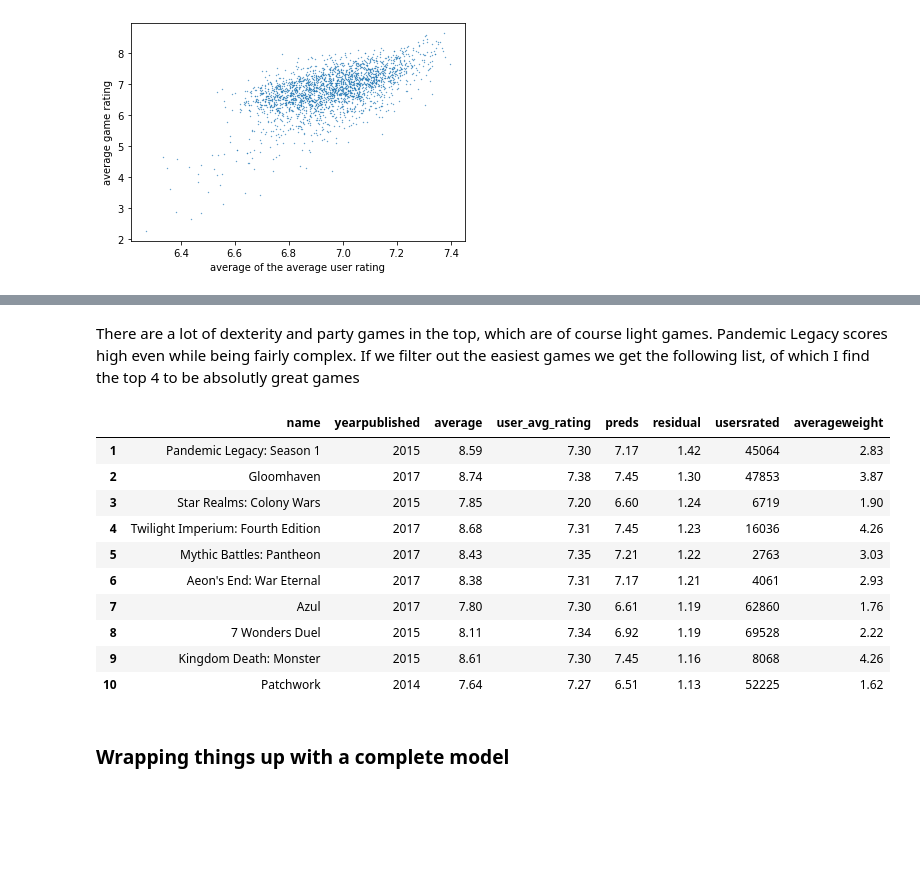
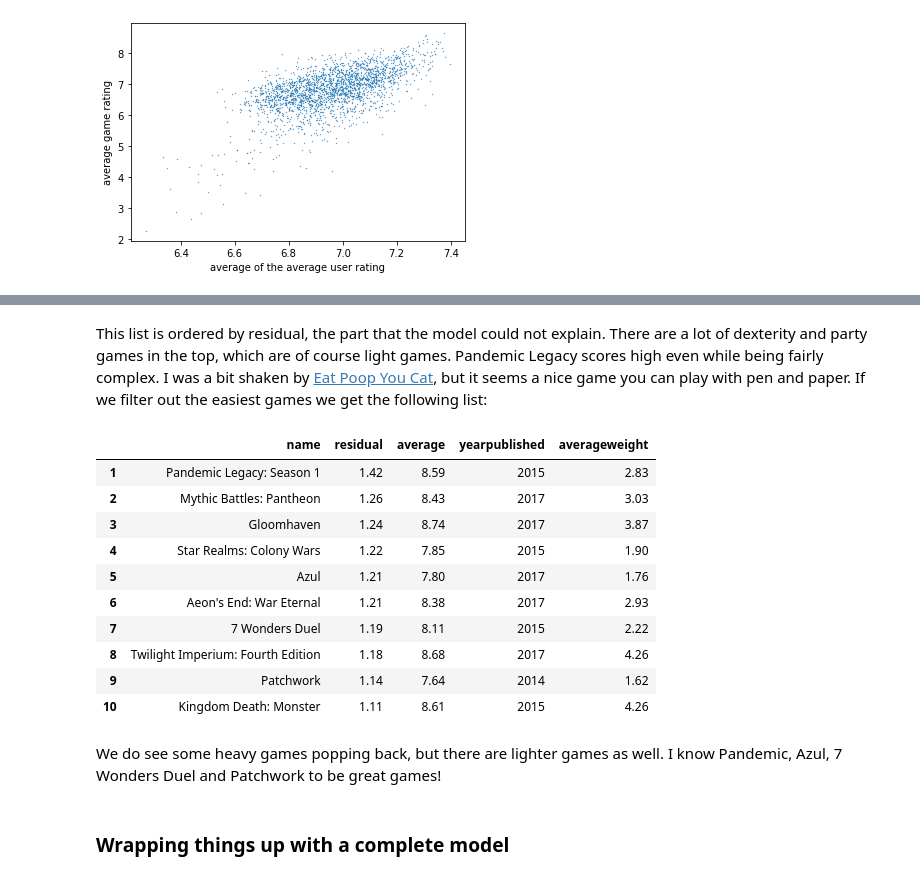
Before and after one commit to jvanelteren/blog_archived, a Jupyter notebook: _notebooks/2022-01-19-boardgames copy.ipynb, the cells around one changed output, grey strips where cells are left out. Saved outputs shown, nothing was run; the diff lists cells and outputs as text; code cells hidden in the pictures; blank space fills up the shorter version.

```diff
--- a/_notebooks/2022-01-19-boardgames.ipynb
+++ b/_notebooks/2022-01-19-boardgames copy.ipynb
@@ -503,8 +505,8 @@ def train(df_preprocessed, y_col, min_data_in_leaf=300):
     x_test, y_test = split(test, y_col)
     print(len(df_preprocessed), len(train), len(test))
     #
-    params = {'num_leaves':6, 'min_data_in_leaf':min_data_in_leaf, 'max_depth':3}
-    model = lgb.LGBMRegressor(objective='regression',random_state=112, **params) #
+    params = {'num_leaves':6, 'min_data_in_leaf':min_data_in_leaf, 'max_depth':3, 'seed':112}
+    model = lgb.LGBMRegressor(objective='regression',**params) #
     model = model.fit(x,y)
     print('train score', model.score(x,y))
     print('test score', model.score(x_test,y_test))
@@ -513,6 +515,6 @@ def train(df_preprocessed, y_col, min_data_in_leaf=300):
     save(data, 'models/data.pickle')
     return model
 
-model = train(df_preprocessed, 'average')
+model = train(df_preprocessed, 'average', 250)
 # %% [output]
 2362 1889 473
@@ -526,5 +528,5 @@ df2 = df_only_experienced.copy()
 df2['preds'] = preds
 df2['residual'] = df2['average'] - df2['preds']
 df2.sort_values('residual', inplace=True, ascending=False)
-df2.set_index(pd.RangeIndex(start=1, stop=len(df2)+1, step=1), inplace=True)
+df2 = reset_index(df2)
 # %% [markdown]
@@ -549,22 +551,23 @@ df_excomplex
 # %% [markdown]
-There are a lot of dexterity and party games in the top, which are of course light games. Pandemic Legacy scores high even while being fairly complex. If we filter out the easiest games we get the following list, of which I find the top 4 to be absolutly great games
+This list is ordered by residual, the part that the model could not explain. There are a lot of dexterity and party games in the top, which are of course light games. Pandemic Legacy scores high even while being fairly complex. I was a bit shaken by [Eat Poop You Cat](https://boardgamegeek.com/boardgame/30618/eat-poop-you-cat), but it seems a nice game you can play with pen and paper. If we filter out the easiest games we get the following list:
 # %%
 # hide_input
 df_morecomplex = df2.loc[(df2['usersrated'] > REVIEW_CUTOFF) & (df2['averageweight'] > 1.5)][['name', 'yearpublished', 'average', 'user_avg_rating', 'preds', 'residual', 'usersrated', 'averageweight']][:10]
-df_morecomplex.set_index(pd.RangeIndex(start=1, stop=len(df_morecomplex)+1, step=1), inplace=True)
-df_morecomplex
+reset_index(df_morecomplex[['name', 'residual', 'average', 'yearpublished', 'averageweight']])
 # %% [output]
-|  | name | yearpublished | average | user_avg_rating | preds | residual | usersrated | averageweight |
-| 1 | Pandemic Legacy: Season 1 | 2015 | 8.59 | 7.30 | 7.17 | 1.42 | 45064 | 2.83 |
-| 2 | Gloomhaven | 2017 | 8.74 | 7.38 | 7.45 | 1.30 | 47853 | 3.87 |
-| 3 | Star Realms: Colony Wars | 2015 | 7.85 | 7.20 | 6.60 | 1.24 | 6719 | 1.90 |
-| 4 | Twilight Imperium: Fourth Edition | 2017 | 8.68 | 7.31 | 7.45 | 1.23 | 16036 | 4.26 |
-| 5 | Mythic Battles: Pantheon | 2017 | 8.43 | 7.35 | 7.21 | 1.22 | 2763 | 3.03 |
-| 6 | Aeon's End: War Eternal | 2017 | 8.38 | 7.31 | 7.17 | 1.21 | 4061 | 2.93 |
-| 7 | Azul | 2017 | 7.80 | 7.30 | 6.61 | 1.19 | 62860 | 1.76 |
-| 8 | 7 Wonders Duel | 2015 | 8.11 | 7.34 | 6.92 | 1.19 | 69528 | 2.22 |
-| 9 | Kingdom Death: Monster | 2015 | 8.61 | 7.30 | 7.45 | 1.16 | 8068 | 4.26 |
-| 10 | Patchwork | 2014 | 7.64 | 7.27 | 6.51 | 1.13 | 52225 | 1.62 |
+|  | name | residual | average | yearpublished | averageweight |
+| 1 | Pandemic Legacy: Season 1 | 1.42 | 8.59 | 2015 | 2.83 |
+| 2 | Mythic Battles: Pantheon | 1.26 | 8.43 | 2017 | 3.03 |
+| 3 | Gloomhaven | 1.24 | 8.74 | 2017 | 3.87 |
+| 4 | Star Realms: Colony Wars | 1.22 | 7.85 | 2015 | 1.90 |
+| 5 | Azul | 1.21 | 7.80 | 2017 | 1.76 |
+| 6 | Aeon's End: War Eternal | 1.21 | 8.38 | 2017 | 2.93 |
+| 7 | 7 Wonders Duel | 1.19 | 8.11 | 2015 | 2.22 |
+| 8 | Twilight Imperium: Fourth Edition | 1.18 | 8.68 | 2017 | 4.26 |
+| 9 | Patchwork | 1.14 | 7.64 | 2014 | 1.62 |
+| 10 | Kingdom Death: Monster | 1.11 | 8.61 | 2015 | 4.26 |
+# %% [markdown]
+We do see some heavy games popping back, but there are lighter games as well. I know Pandemic, Azul, 7 Wonders Duel and Patchwork to be great games!
 # %% [markdown]
 ### Wrapping things up with a complete model
 # %% [markdown]
```
Also changed, not shown: parts of 17 cells of this notebook.
